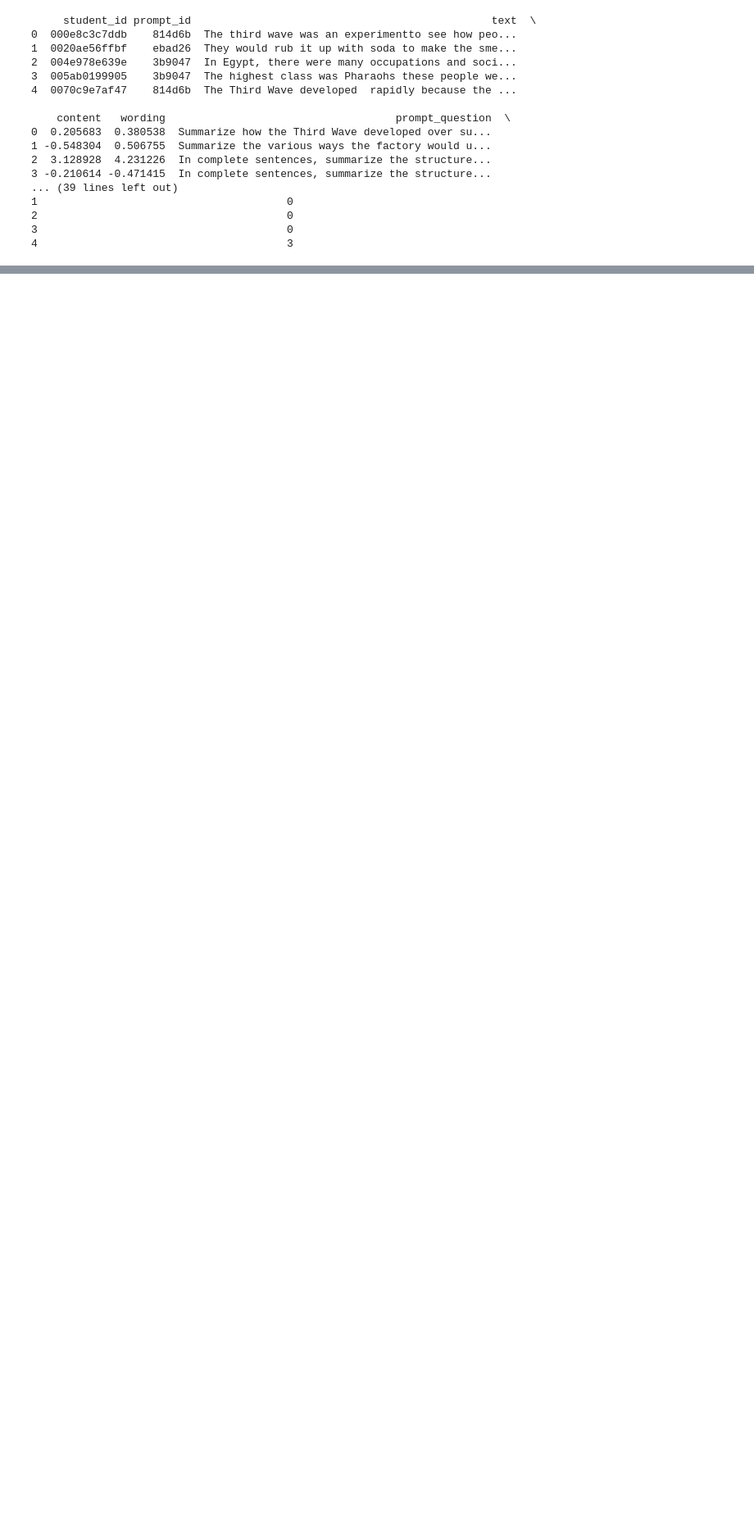
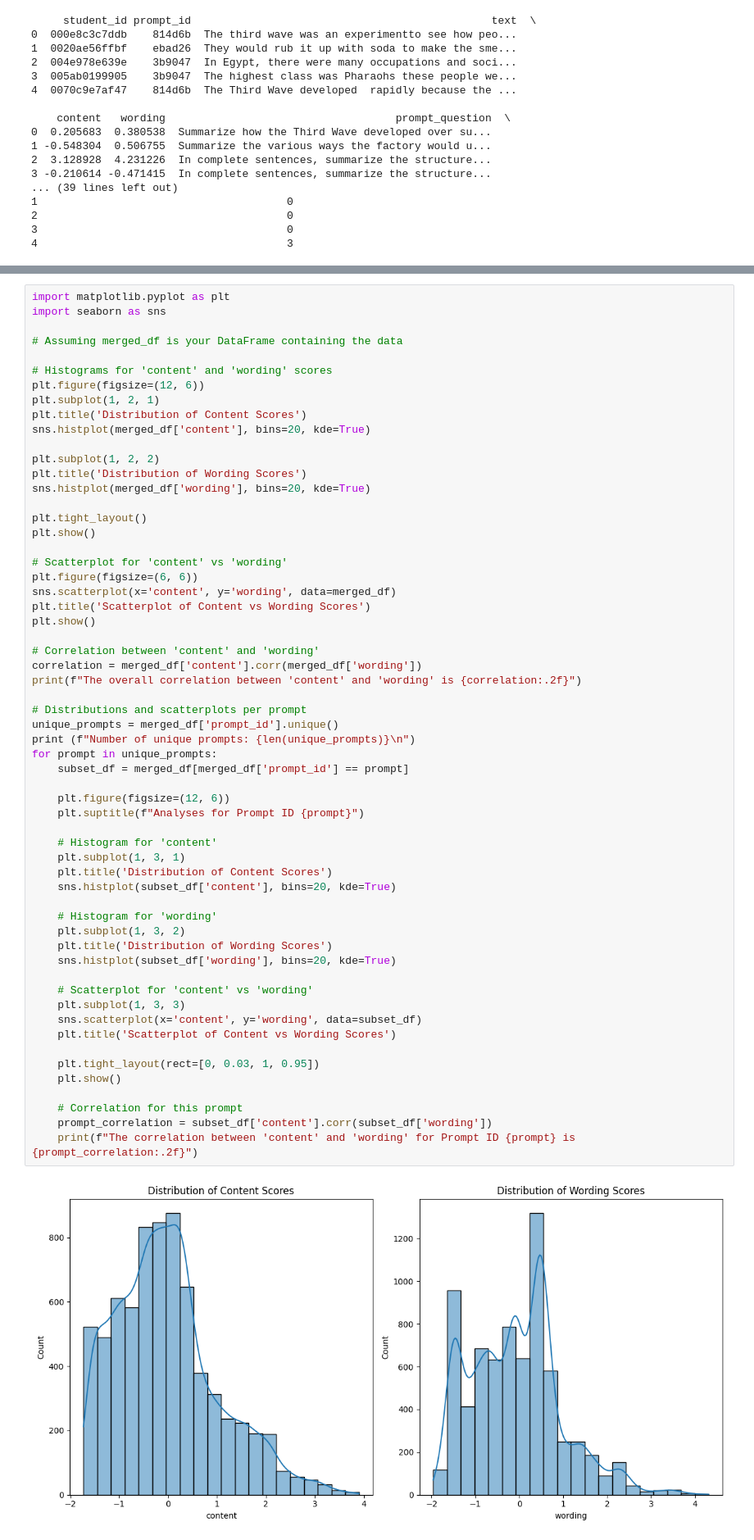
Before and after one commit to hpgupt/DSF-AS1, a Jupyter notebook: ag1-dsf.ipynb, the cells around one changed output, grey strips where cells are left out. Shown at 82% size. Cells and saved outputs as stored; diff of their text form; blank space fills up the shorter version.

```diff
--- a/ag1-dsf.ipynb
+++ b/ag1-dsf.ipynb
@@ -70,0 +78,61 @@ print(merged_df.head())
+# %%
+import matplotlib.pyplot as plt
+import seaborn as sns
+
+# Assuming merged_df is your DataFrame containing the data
+
+# Histograms for 'content' and 'wording' scores
+plt.figure(figsize=(12, 6))
+plt.subplot(1, 2, 1)
+plt.title('Distribution of Content Scores')
+sns.histplot(merged_df['content'], bins=20, kde=True)
+
+plt.subplot(1, 2, 2)
+plt.title('Distribution of Wording Scores')
+sns.histplot(merged_df['wording'], bins=20, kde=True)
+
+plt.tight_layout()
+plt.show()
+
+# Scatterplot for 'content' vs 'wording'
+plt.figure(figsize=(6, 6))
+sns.scatterplot(x='content', y='wording', data=merged_df)
+plt.title('Scatterplot of Content vs Wording Scores')
+plt.show()
+
+# Correlation between 'content' and 'wording'
+correlation = merged_df['content'].corr(merged_df['wording'])
+print(f"The overall correlation between 'content' and 'wording' is {correlation:.2f}")
+
+# Distributions and scatterplots per prompt
+unique_prompts = merged_df['prompt_id'].unique()
+print (f"Number of unique prompts: {len(unique_prompts)}\n")
+for prompt in unique_prompts:
+    subset_df = merged_df[merged_df['prompt_id'] == prompt]
+
+    plt.figure(figsize=(12, 6))
+    plt.suptitle(f"Analyses for Prompt ID {prompt}")
+
+    # Histogram for 'content'
+    plt.subplot(1, 3, 1)
+    plt.title('Distribution of Content Scores')
+    sns.histplot(subset_df['content'], bins=20, kde=True)
+
+    # Histogram for 'wording'
+    plt.subplot(1, 3, 2)
+    plt.title('Distribution of Wording Scores')
+    sns.histplot(subset_df['wording'], bins=20, kde=True)
+
+    # Scatterplot for 'content' vs 'wording'
+    plt.subplot(1, 3, 3)
+    sns.scatterplot(x='content', y='wording', data=subset_df)
+    plt.title('Scatterplot of Content vs Wording Scores')
+
+    plt.tight_layout(rect=[0, 0.03, 1, 0.95])
+    plt.show()
+
+    # Correlation for this prompt
+    prompt_correlation = subset_df['content'].corr(subset_df['wording'])
+    print(f"The correlation between 'content' and 'wording' for Prompt ID {prompt} is {prompt_correlation:.2f}")
+# %% [output]
+[figure, added]
```
Also changed, not shown: parts of 3 cells of this notebook.
